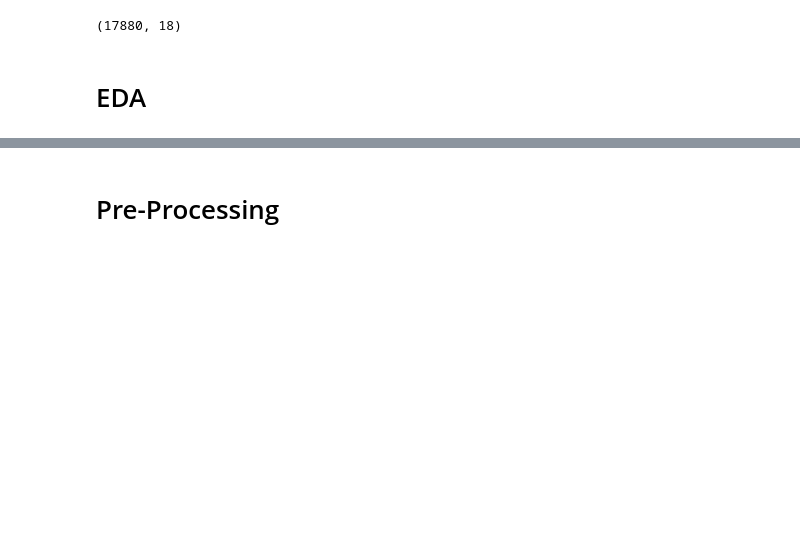
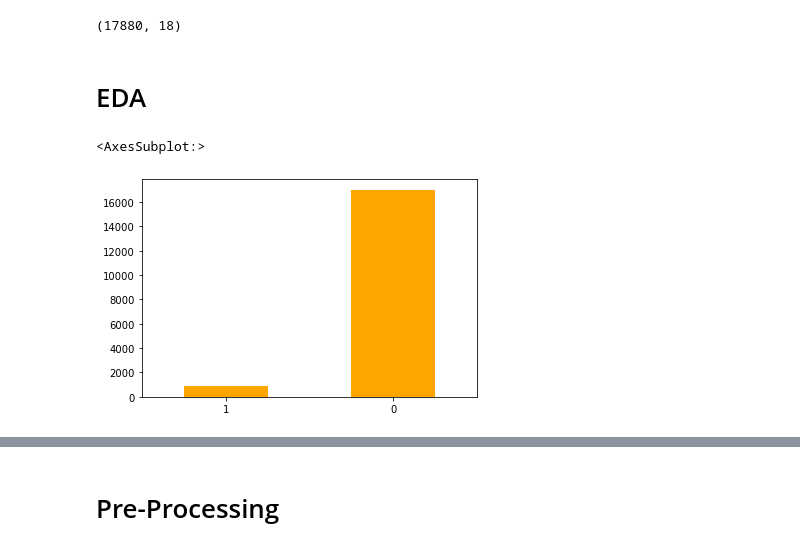
Before and after one commit to zooeelu/PIC-16A-Project-Classifying-Fake-Job-Descriptions, a Jupyter notebook: pic16_final_proj.ipynb, the cells around one changed output, grey strips where cells are left out. Drawn from its saved outputs; the diff is of its cells as text; code cells hidden in the pictures; blank space fills up the shorter version.

```diff
--- a/pic16_final_proj.ipynb
+++ b/pic16_final_proj.ipynb
@@ -24,3 +26,9 @@ df.shape
 (17880, 18)
 # %% [markdown]
 # EDA
+# %%
+#df['fraudulent'].value_counts().sort_values().plot(kind = 'barh', color = "purple")
+df['fraudulent'].value_counts().sort_values().plot.bar(rot = 0, color = "orange")
+# %% [output]
+<AxesSubplot:>
+[figure, added]
```
Also changed, not shown: parts of 8 cells of this notebook.
